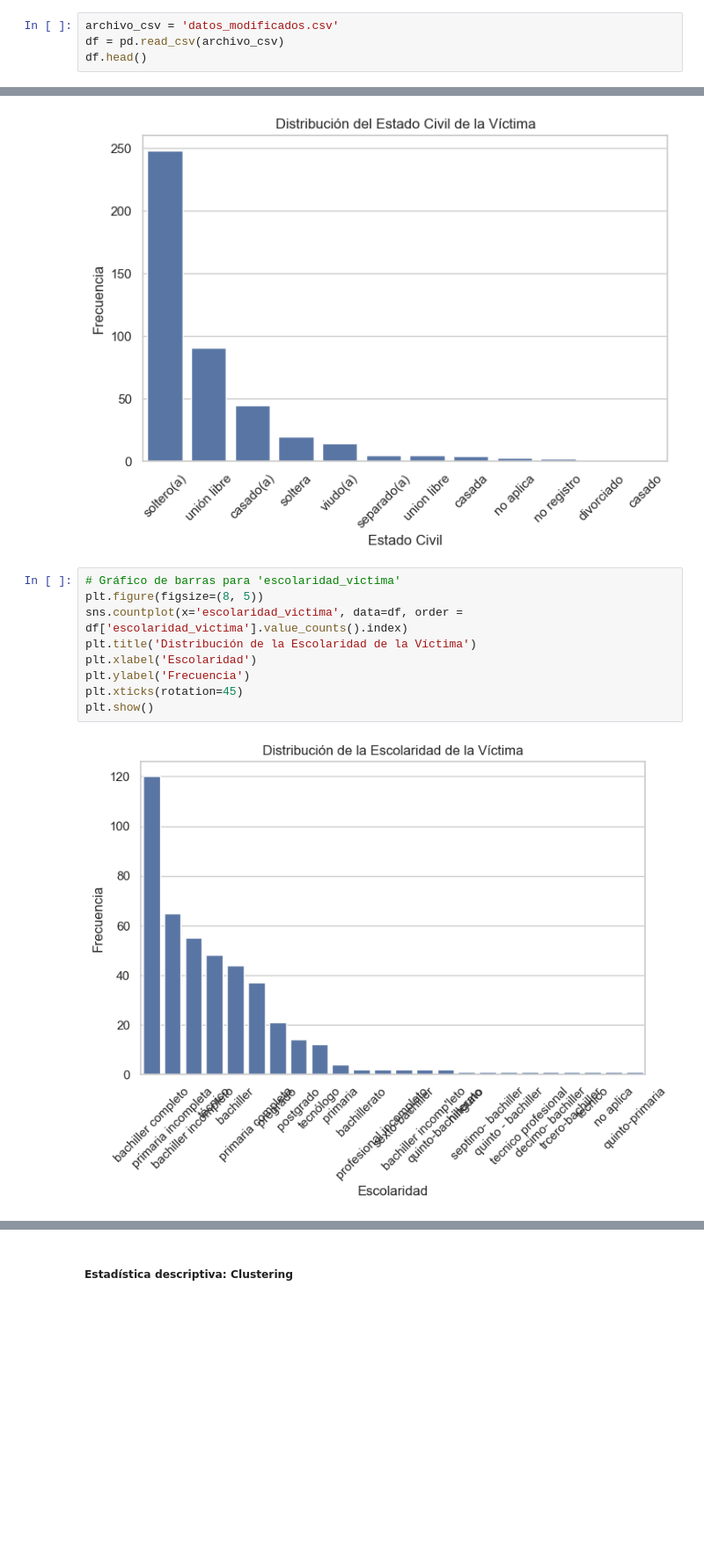
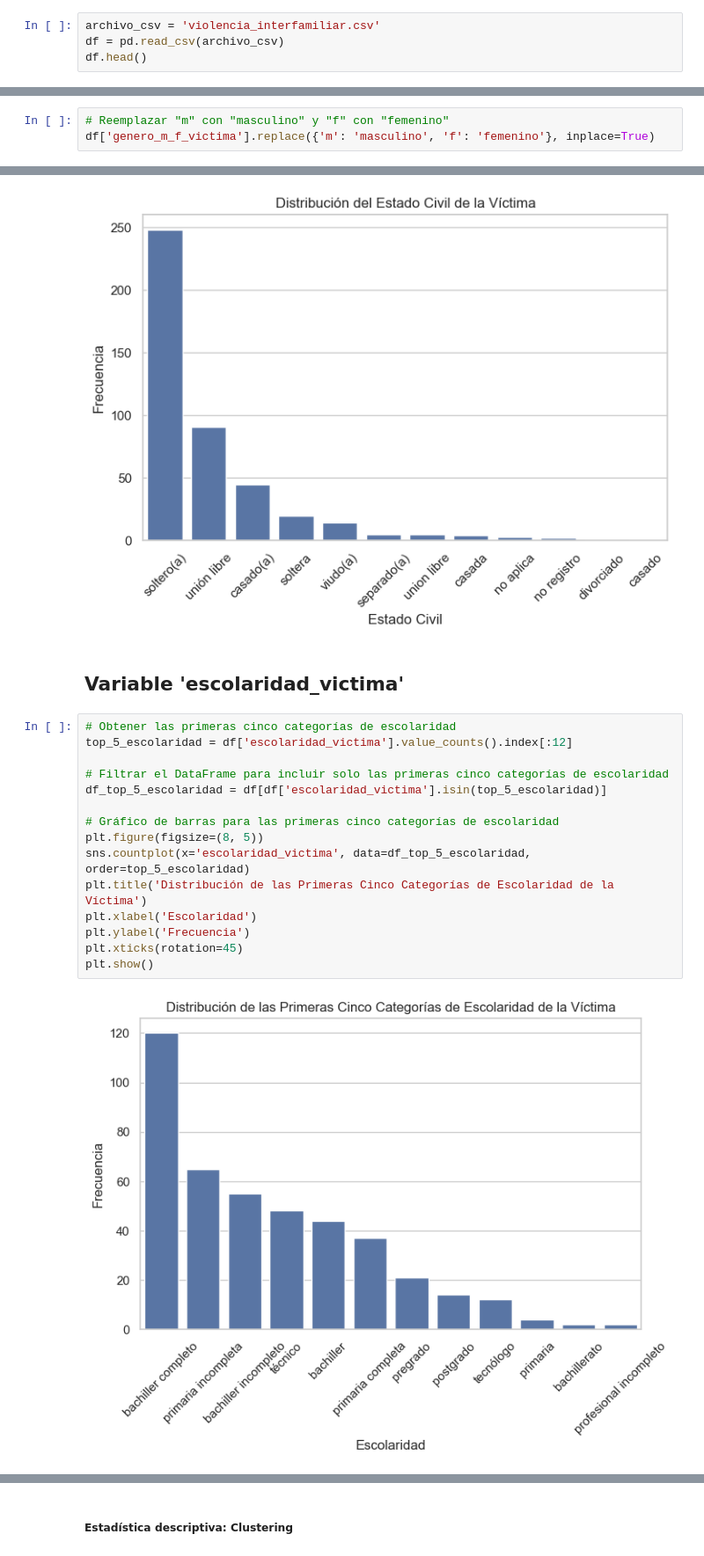
Before and after one commit to BryanEspana/AnalisisExploratorio, a Jupyter notebook: analisis.ipynb, the cells around one changed output, grey strips where cells are left out. Shown at 88% size. Drawn from its saved outputs; the diff is of its cells as text; blank space fills up the shorter version.

```diff
--- a/analisis.ipynb
+++ b/analisis.ipynb
@@ -31,7 +41,7 @@ df.to_csv('violencia_interfamiliar.csv', index=False)
 # %% [markdown]
 # Cargar dataset limpio
 # %%
-archivo_csv = 'datos_modificados.csv'
+archivo_csv = 'violencia_interfamiliar.csv'
 df = pd.read_csv(archivo_csv)
 df.head()
 # %% [output]
@@ -199,3 +347,6 @@ tecnico                     1
 no aplica                   1
 quinto-primaria             1
 Name: count, dtype: int64
+# %%
+# Reemplazar "m" con "masculino" y "f" con "femenino"
+df['genero_m_f_victima'].replace({'m': 'masculino', 'f': 'femenino'}, inplace=True)
@@ -222,14 +387,22 @@ plt.xticks(rotation=45)
 plt.show()
 # %% [output]
 [figure]
+# %% [markdown]
+## Variable 'escolaridad_victima'
 # %%
-# Gráfico de barras para 'escolaridad_victima'
+# Obtener las primeras cinco categorías de escolaridad
+top_5_escolaridad = df['escolaridad_victima'].value_counts().index[:12]
+
+# Filtrar el DataFrame para incluir solo las primeras cinco categorías de escolaridad
+df_top_5_escolaridad = df[df['escolaridad_victima'].isin(top_5_escolaridad)]
+
+# Gráfico de barras para las primeras cinco categorías de escolaridad
 plt.figure(figsize=(8, 5))
-sns.countplot(x='escolaridad_victima', data=df, order = df['escolaridad_victima'].value_counts().index)
-plt.title('Distribución de la Escolaridad de la Víctima')
+sns.countplot(x='escolaridad_victima', data=df_top_5_escolaridad, order=top_5_escolaridad)
+plt.title('Distribución de las Primeras Cinco Categorías de Escolaridad de la Víctima')
 plt.xlabel('Escolaridad')
 plt.ylabel('Frecuencia')
 plt.xticks(rotation=45)
 plt.show()
 # %% [output]
-[figure, old version]
+[figure, new version]
```
Also changed, not shown: parts of 31 cells of this notebook.
